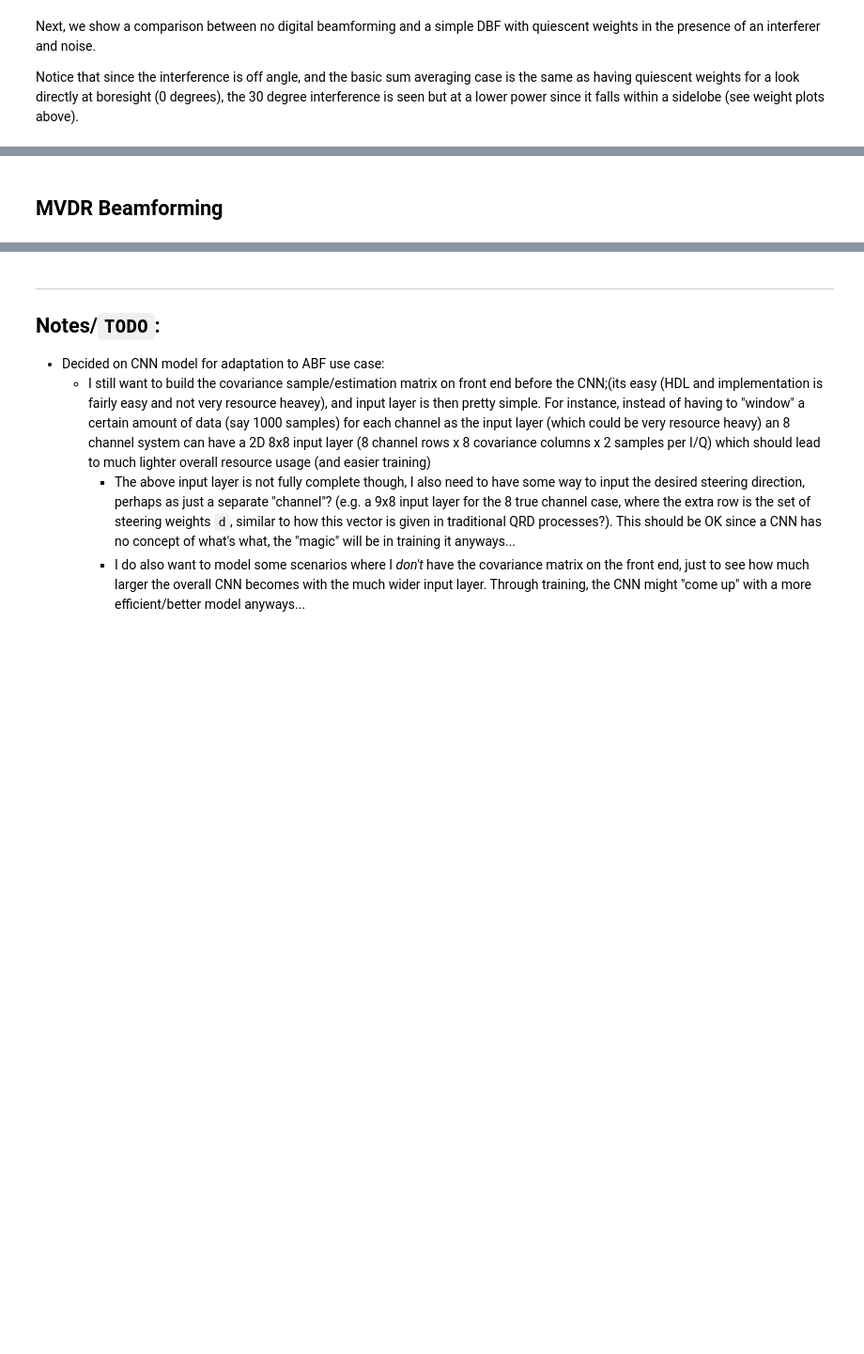
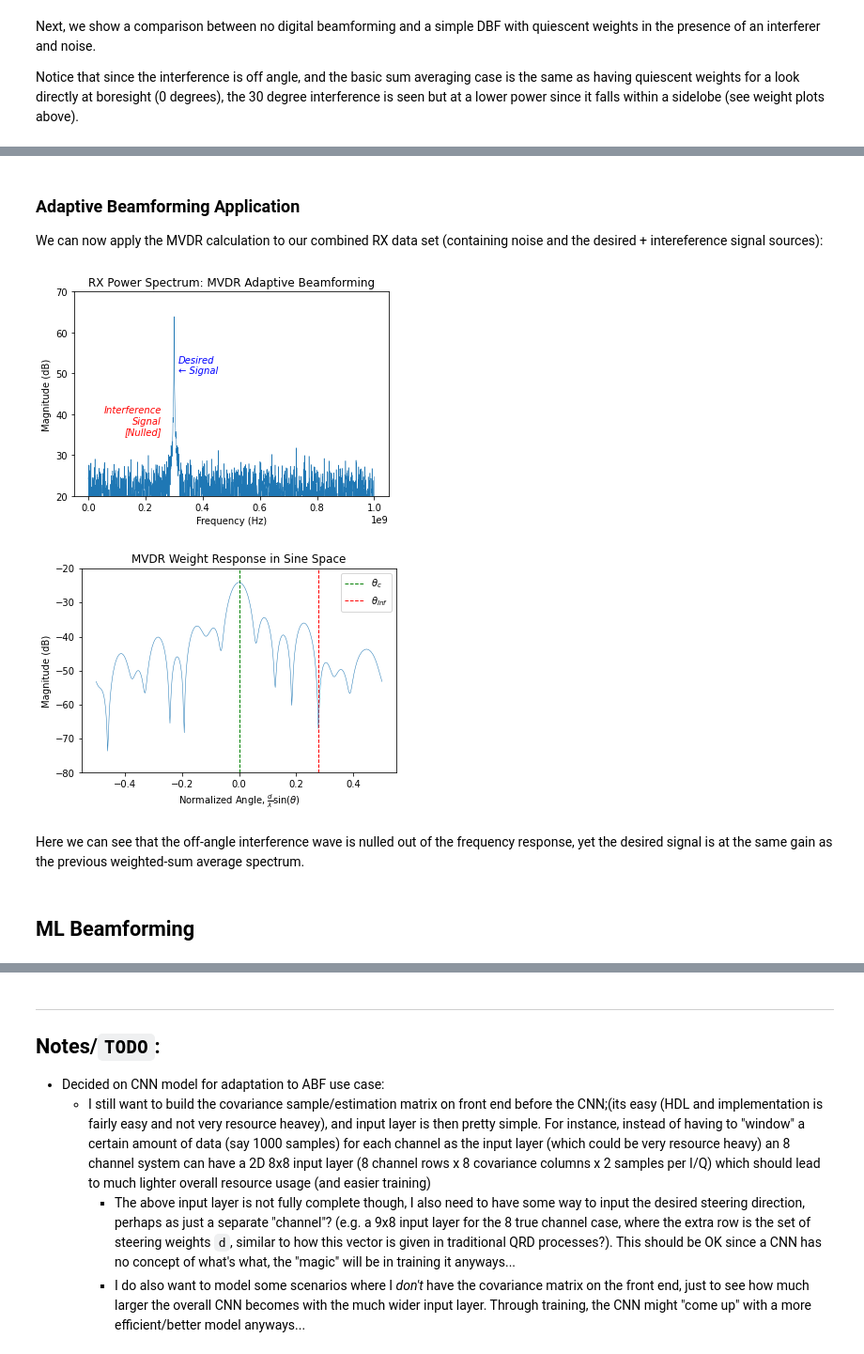
Before and after one commit to JohnnyGOX17/jhu-masters-thesis, a Jupyter notebook: src/notebooks/ML_ABF_beamformer_ULA.ipynb, the cells around one changed output, grey strips where cells are left out. Shown: that part at 94% size. Drawn from its saved outputs; the diff is of its cells as text; code cells hidden in the pictures; blank space fills up the shorter version.

Commit message:
fixed MVDR function
Signed-off-by: Gentile, John <johncgentile17@gmail.com>

```diff
--- a/src/notebooks/ML_ABF_beamformer_ULA.ipynb
+++ b/src/notebooks/ML_ABF_beamformer_ULA.ipynb
@@ -162,2 +169,59 @@ plt.show()
+# %%
+# Given N channels, with M samples per channel & M ≥ N
+#   input args: X = 2D input sample array(M samples x N elements), sv = steering vector(N x 1)
+#   returns tuple Y, w: Y = output beam row vector(1 x M), w = MVDR weight col vector(N x 1)
+def MVDR_beamform(X, sv):
+    # form covariance matrix of input samples
+    Ecx = X.T @ X.conj()
+    # compute weight vector using steering vector and inverting matrix
+    # solves for x in Ax=b, where A is the covariance sample matrix, and b is the steering vector
+    wp, resid, rank, s = np.linalg.lstsq(Ecx, sv, rcond=None)
+    # normalize weight response
+    w = wp/(np.matrix(sv).H * wp)
+    # form output beam with MVDR computed weights
+    # TODO: why does below work but not -> Y = X * np.conjugate(w)
+    Y = np.zeros(M) + 1j*np.zeros(M)
+    for i in range(N):
+        for j in range(M):
+            Y[j] += X[j,i] * np.conjugate(w[i])
+    return Y, w
+# %% [markdown]
+### Adaptive Beamforming Application
+
+We can now apply the MVDR calculation to our combined RX data set (containing noise and the desired + intereference signal sources):
+# %%
+steer_vec = np.matrix(d).T
+Y_MVDR, w_MVDR = MVDR_beamform(np.matrix(rx_all).T, steer_vec)
+
+MVDR_PSD = 20*np.log10(np.abs(np.fft.fft(Y_MVDR)))
+fig, ax = plt.subplots()
+ax.plot(freqBin, MVDR_PSD, linewidth=0.5)
+ax.set(xlabel='Frequency (Hz)',
+       ylabel='Magnitude (dB)',
+       title='RX Power Spectrum: MVDR Adaptive Beamforming')
+ax.text(fInf*.95, 35, 'Interference\nSignal\n[Nulled]', horizontalalignment='right', color='red', fontstyle='italic')
+ax.text(fc*1.05, 50, 'Desired\n← Signal', color='blue', fontstyle='italic')
+ax.set_ylim([20, 70])
+plt.show()
+
+sin_mvdr = w_MVDR.H * wq
+sin_mvdr = sin_mvdr.T
+fig, ax = plt.subplots()
+ax.plot(u*spacing, 20*np.log10(np.abs(sin_mvdr)), linewidth=0.5)
+ax.set(xlabel=r'Normalized Angle, $\frac{d}{\lambda} \sin(\theta)$',
+       ylabel='Magnitude (dB)',
+       title='MVDR Weight Response in Sine Space')
+ax.set_ylim([-80, -20]) # set sensible magnitude limits since edges near 0 gain
+# NOTE: since interference tone is at different frequency than desired tone,
+#       the normalized sine space plot scales the incidence angles by its wavelength
+ax.vlines(np.sin(np.deg2rad(theta))*spacing/wavelength, -80, -20, colors='green', linestyles='dashed', label=r'$\theta_{c}$', linewidth=1)
+ax.vlines(np.sin(np.deg2rad(thetaInf))*spacing/wavelengthInf, -80, -20, colors='red', linestyles='dashed', label=r'$\theta_{Inf}$', linewidth=1)
+ax.legend()
+plt.show()
+# %% [output]
+[figure, added]
+[figure, added]
+# %% [markdown]
+Here we can see that the off-angle interference wave is nulled out of the frequency response, yet the desired signal is at the same gain as the previous weighted-sum average spectrum.
 # %% [markdown]
-## MVDR Beamforming
+## ML Beamforming
```
Also changed, not shown: parts of 8 cells of this notebook.
